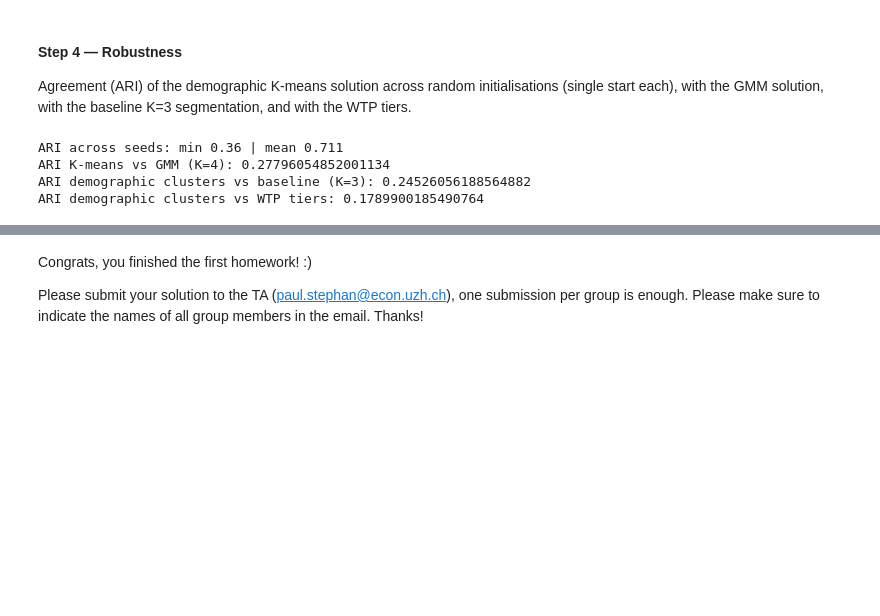
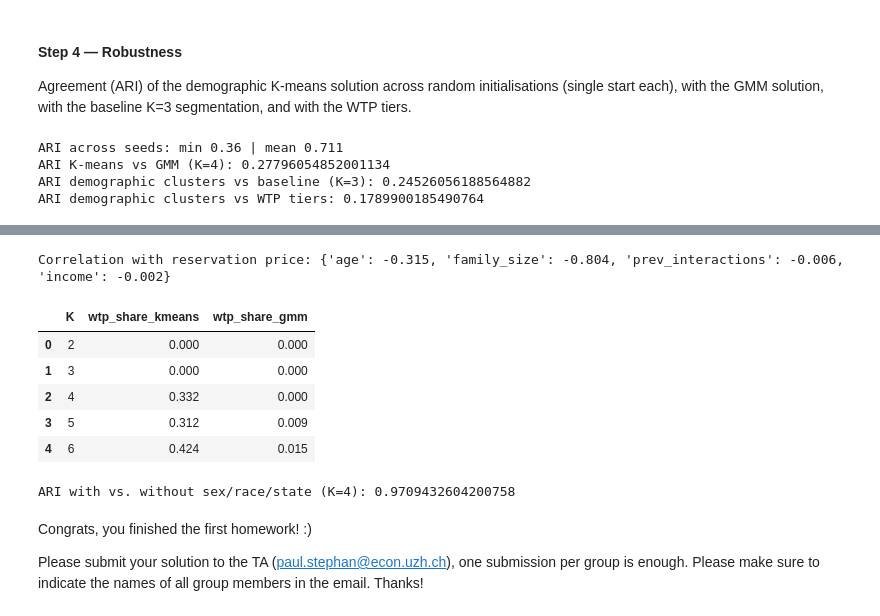
Before and after one commit to KEDES1998/ML_in_Econ, a Jupyter notebook: HW1/ML_Econ_2026_Problem_Set_1.ipynb, the cells around one changed output, grey strips where cells are left out. Cells and saved outputs as stored; diff of their text form; code cells hidden in the pictures; blank space fills up the shorter version.

Commit message:
Merge Kevin's Part 3 extension and Part 4 robustness checks into final notebook
Co-Authored-By: Claude Opus 5.5 <noreply@anthropic.com>

```diff
--- a/HW1/ML_Econ_2026_Problem_Set_1.ipynb
+++ b/HW1/ML_Econ_2026_Problem_Set_1.ipynb
@@ -2123,3 +2161,32 @@ ARI demographic clusters vs WTP tiers: 0.1789900185490764
+# %%
+# Descriptive only (not used for clustering): which characteristics go together with willingness to pay?
+print("Correlation with reservation price:", demo.corrwith(households["reservation_price"]).round(3).to_dict())
+
+def wtp_share(lbl):
+    """Share of the variance in reservation price that lies between clusters."""
+    rp = households["reservation_price"]
+    return rp.groupby(lbl).transform("mean").var() / rp.var()
+
+rows = []
+for k in range(2, 7):
+    km_k = KMeans(n_clusters=k, random_state=42, n_init=10).fit_predict(X_demo)
+    gm_k = GaussianMixture(n_components=k, random_state=42, n_init=3).fit(X_demo).predict(X_demo)
+    rows.append({"K": k, "wtp_share_kmeans": wtp_share(km_k), "wtp_share_gmm": wtp_share(gm_k)})
+display(pd.DataFrame(rows).round(3))
+
+# Robustness to feature construction: add one-hot sex, race and state
+extra = OneHotEncoder(sparse_output=False).fit_transform(households[["sex", "race", "state"]])
+km_extra = KMeans(n_clusters=K_DEMO, random_state=42, n_init=10).fit_predict(np.hstack([X_demo, extra]))
+print("ARI with vs. without sex/race/state (K=4):", adjusted_rand_score(km_demo.labels_, km_extra))
+# %% [output]
+Correlation with reservation price: {'age': -0.315, 'family_size': -0.804, 'prev_interactions': -0.006, 'income': -0.002}
+|  | K | wtp_share_kmeans | wtp_share_gmm |
+| 0 | 2 | 0.000 | 0.000 |
+| 1 | 3 | 0.000 | 0.000 |
+| 2 | 4 | 0.332 | 0.000 |
+| 3 | 5 | 0.312 | 0.009 |
+| 4 | 6 | 0.424 | 0.015 |
+ARI with vs. without sex/race/state (K=4): 0.9709432604200758
 # %% [markdown]
 Congrats, you finished the first homework! :)
 
```
Also changed, not shown: parts of 22 cells of this notebook.
